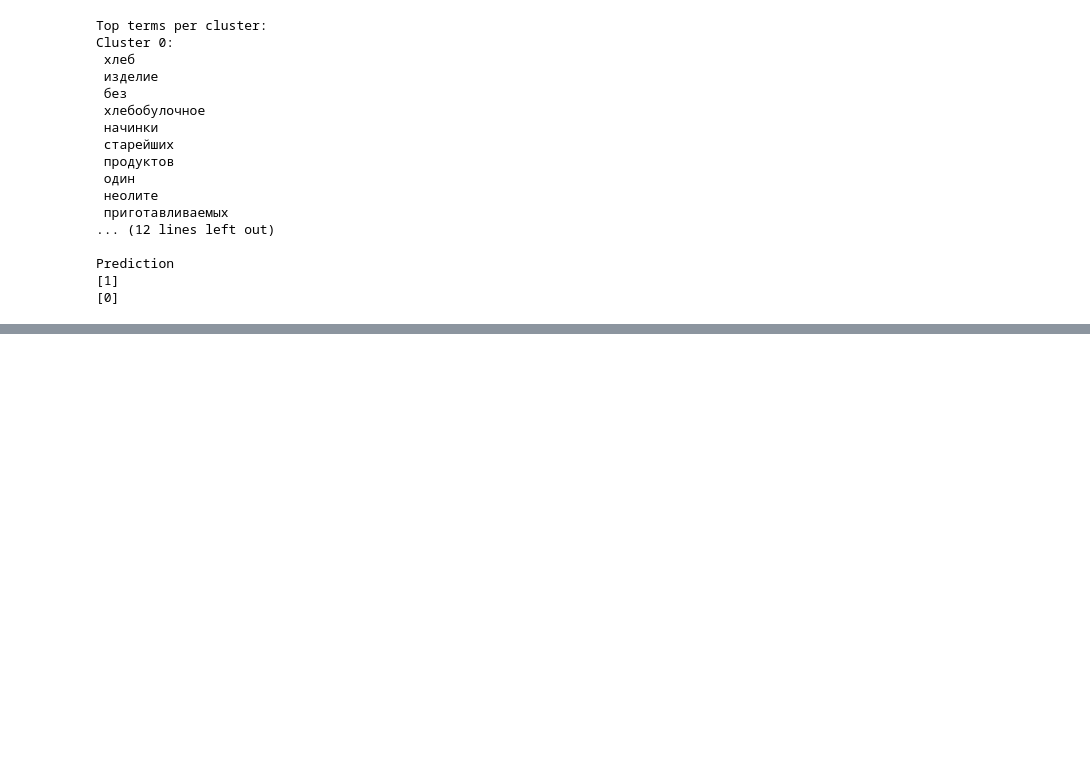
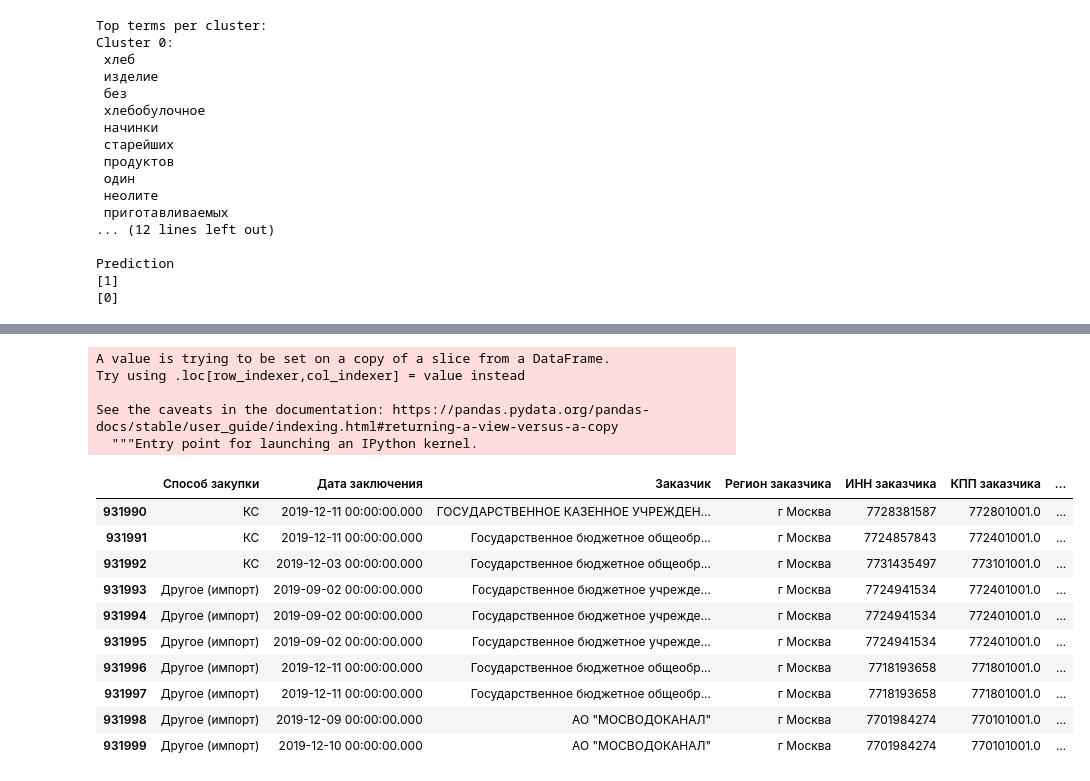
Before and after one commit to Feodoros/tenderH, a Jupyter notebook: workSpace.ipynb, the cells around one changed output, grey strips where cells are left out. Drawn from its saved outputs; the diff is of its cells as text; code cells hidden in the pictures; blank space fills up the shorter version.

```diff
--- a/workSpace.ipynb
+++ b/workSpace.ipynb
@@ -162,0 +216,15 @@ Prediction
+# %%
+def get_rate(df):
+    rates = []
+    df = df.values
+    for string in df:
+        try:
+            rate = getReliabilityByInn(string[4])
+        except Exception:
+            rate = 0
+        rates.append(rate)
+        print("Inn: {0} -- Rate:{1}".format(string[4], rate))
+        print(rates)
+    return rates
+# %%
+rates = get_rate(df[931990:932000])
@@ -162,0 +242,22 @@ Prediction
+# %%
+d['Рейтинг'] = rates
+# %% [output]
+A value is trying to be set on a copy of a slice from a DataFrame.
+Try using .loc[row_indexer,col_indexer] = value instead
+
+See the caveats in the documentation: https://pandas.pydata.org/pandas-docs/stable/user_guide/indexing.html#returning-a-view-versus-a-copy
+  """Entry point for launching an IPython kernel.
+# %%
+d
+# %% [output]
+|  | Способ закупки | Дата заключения | Заказчик | Регион заказчика | ИНН заказчика | КПП заказчика | ... |
+| 931990 | КС | 2019-12-11 00:00:00.000 | ГОСУДАРСТВЕННОЕ КАЗЕННОЕ УЧРЕЖДЕН... | г Москва | 7728381587 | 772801001.0 | ... |
+| 931991 | КС | 2019-12-11 00:00:00.000 | Государственное бюджетное общеобр... | г Москва | 7724857843 | 772401001.0 | ... |
+| 931992 | КС | 2019-12-03 00:00:00.000 | Государственное бюджетное общеобр... | г Москва | 7731435497 | 773101001.0 | ... |
+| 931993 | Другое (импорт) | 2019-09-02 00:00:00.000 | Государственное бюджетное учрежде... | г Москва | 7724941534 | 772401001.0 | ... |
+| 931994 | Другое (импорт) | 2019-09-02 00:00:00.000 | Государственное бюджетное учрежде... | г Москва | 7724941534 | 772401001.0 | ... |
+| 931995 | Другое (импорт) | 2019-09-02 00:00:00.000 | Государственное бюджетное учрежде... | г Москва | 7724941534 | 772401001.0 | ... |
+| 931996 | Другое (импорт) | 2019-12-11 00:00:00.000 | Государственное бюджетное общеобр... | г Москва | 7718193658 | 771801001.0 | ... |
+| 931997 | Другое (импорт) | 2019-12-11 00:00:00.000 | Государственное бюджетное общеобр... | г Москва | 7718193658 | 771801001.0 | ... |
+| 931998 | Другое (импорт) | 2019-12-09 00:00:00.000 | АО "МОСВОДОКАНАЛ" | г Москва | 7701984274 | 770101001.0 | ... |
+| 931999 | Другое (импорт) | 2019-12-10 00:00:00.000 | АО "МОСВОДОКАНАЛ" | г Москва | 7701984274 | 770101001.0 | ... |
```
Also changed, not shown: parts of 7 cells of this notebook.
